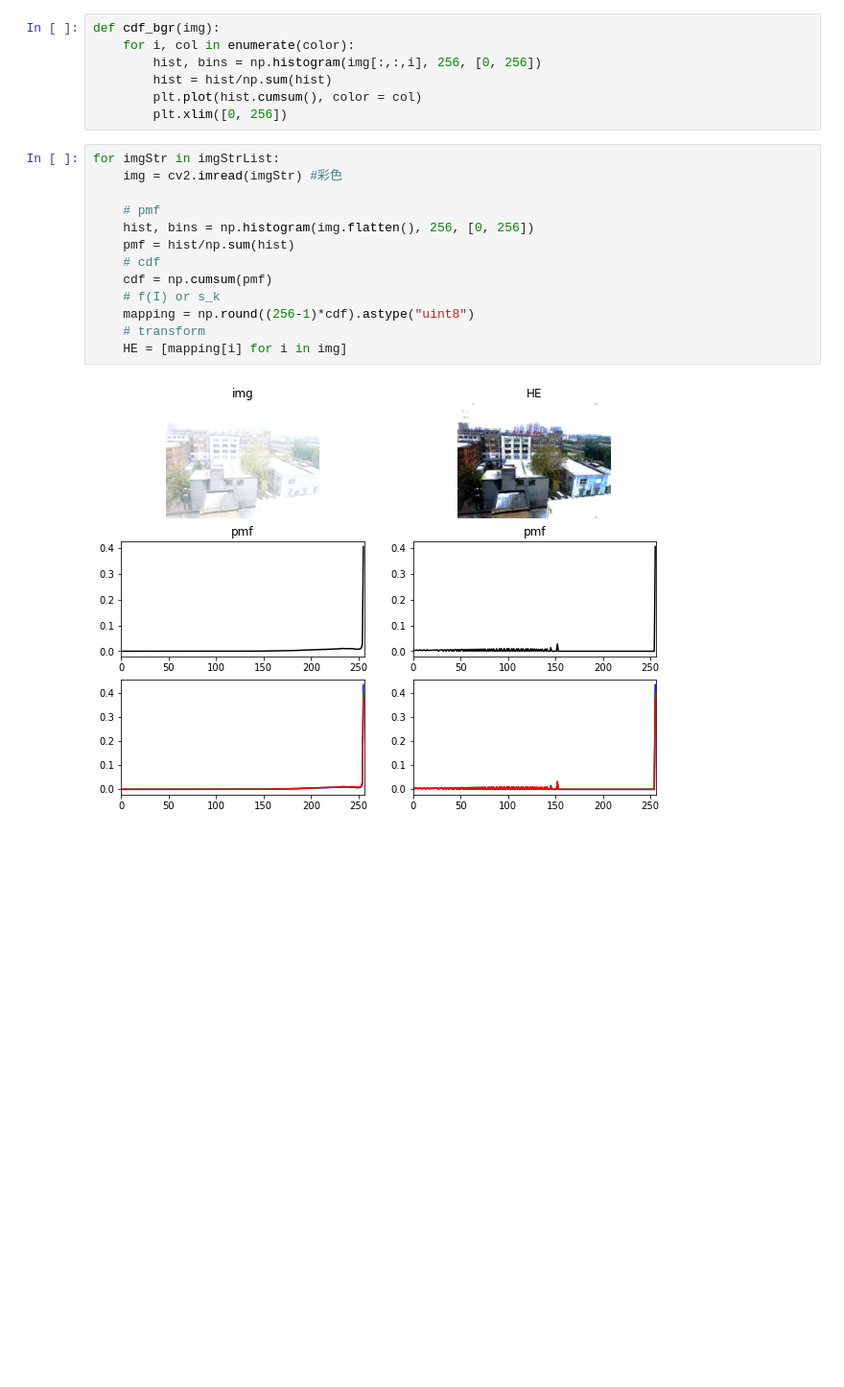
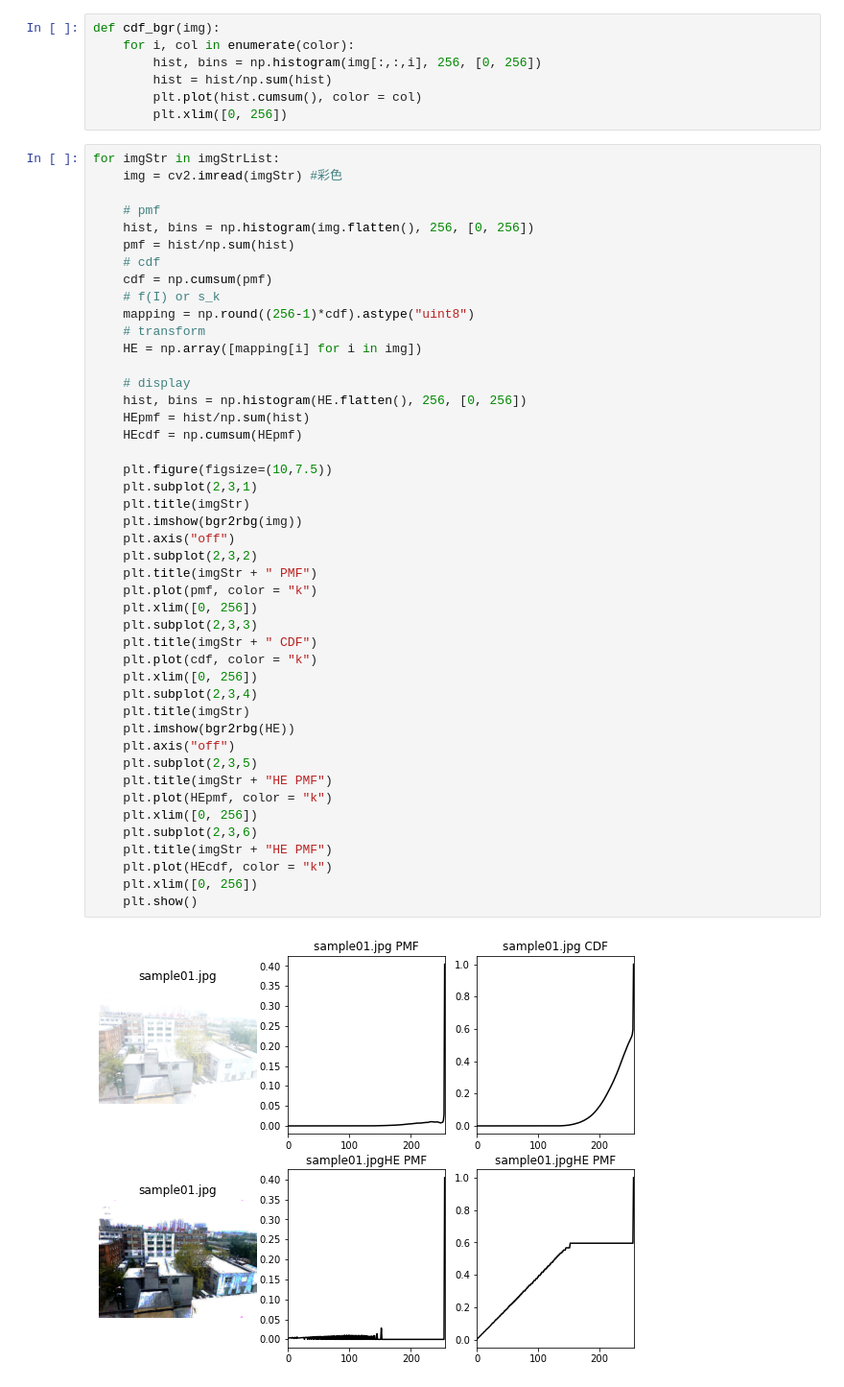
Before and after one commit to yklInverted/AI6121-CV-HistogramEqualization, a Jupyter notebook: HE_paper.ipynb, the cells around one changed output. Shown at 96% size. Drawn from its saved outputs; the diff is of its cells as text; blank space fills up the shorter version.

```diff
--- a/HE_paper.ipynb
+++ b/HE_paper.ipynb
@@ -30,15 +30,47 @@ def cdf_bgr(img):
 # %%
 for imgStr in imgStrList:
     img = cv2.imread(imgStr) #彩色
 
     # pmf
     hist, bins = np.histogram(img.flatten(), 256, [0, 256])
     pmf = hist/np.sum(hist)
     # cdf
     cdf = np.cumsum(pmf)
     # f(I) or s_k
     mapping = np.round((256-1)*cdf).astype("uint8")
     # transform
-    HE = [mapping[i] for i in img]
+    HE = np.array([mapping[i] for i in img])
+
+    # display
+    hist, bins = np.histogram(HE.flatten(), 256, [0, 256])
+    HEpmf = hist/np.sum(hist)
+    HEcdf = np.cumsum(HEpmf)
+
+    plt.figure(figsize=(10,7.5))
+    plt.subplot(2,3,1)
+    plt.title(imgStr)
+    plt.imshow(bgr2rbg(img))
+    plt.axis("off")
+    plt.subplot(2,3,2)
+    plt.title(imgStr + " PMF")
+    plt.plot(pmf, color = "k")
+    plt.xlim([0, 256])
+    plt.subplot(2,3,3)
+    plt.title(imgStr + " CDF")
+    plt.plot(cdf, color = "k")
+    plt.xlim([0, 256])
+    plt.subplot(2,3,4)
+    plt.title(imgStr)
+    plt.imshow(bgr2rbg(HE))
+    plt.axis("off")
+    plt.subplot(2,3,5)
+    plt.title(imgStr + "HE PMF")
+    plt.plot(HEpmf, color = "k")
+    plt.xlim([0, 256])
+    plt.subplot(2,3,6)
+    plt.title(imgStr + "HE PMF")
+    plt.plot(HEcdf, color = "k")
+    plt.xlim([0, 256])
+    plt.show()
 # %% [output]
-[figure, old version]
+[figure, new version]
```
Also changed, not shown: parts of 2 cells of this notebook.
